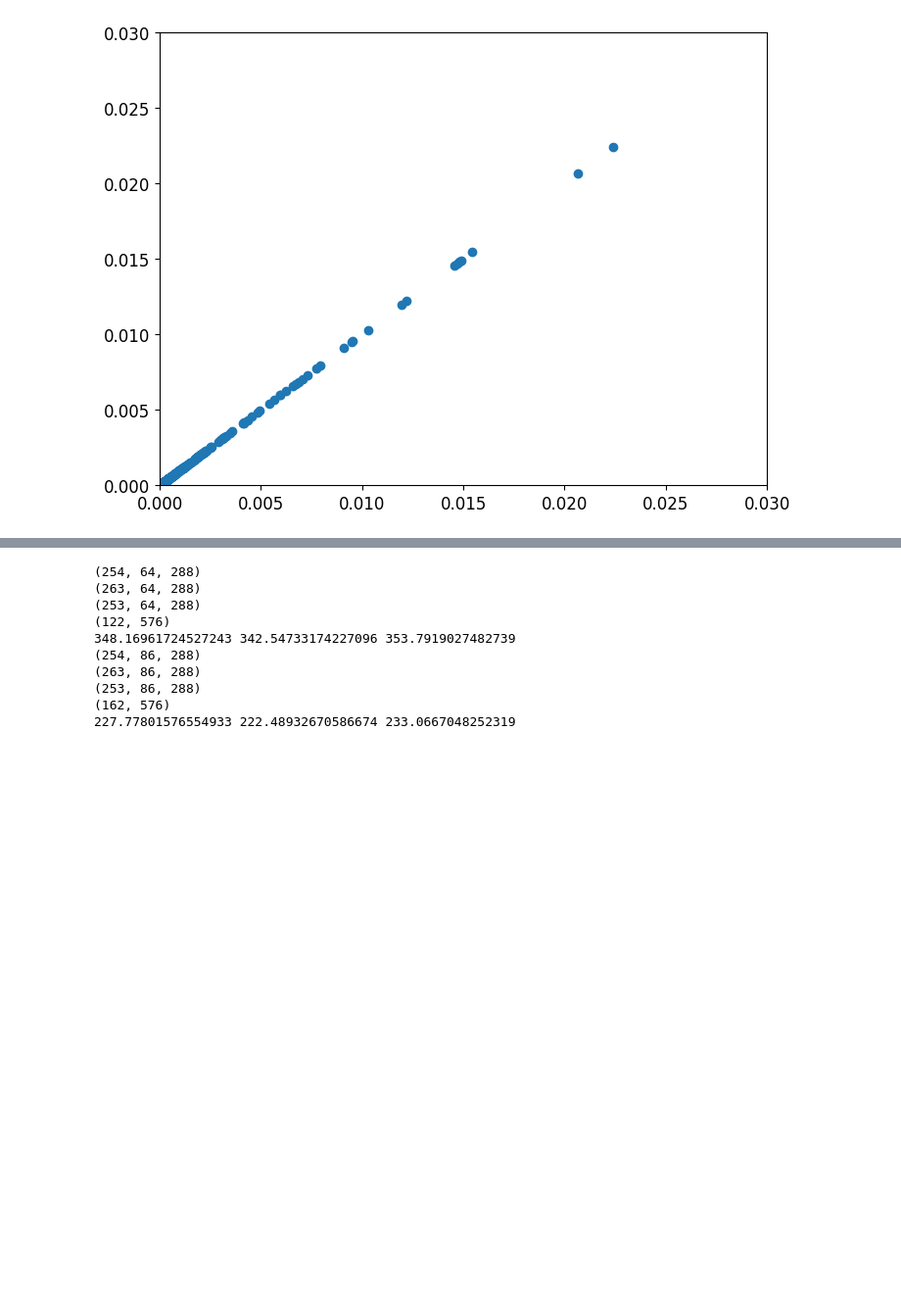
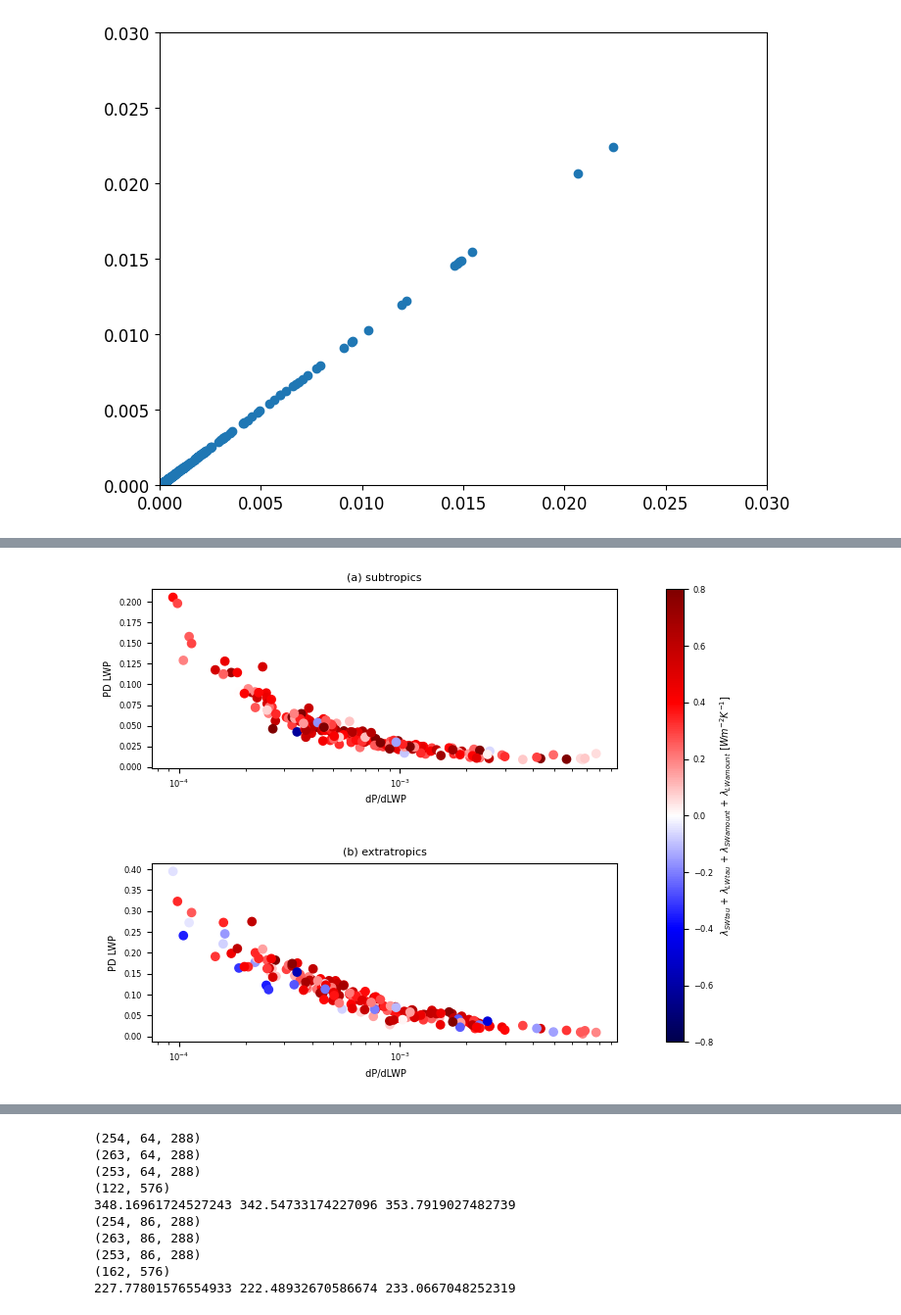
Before and after one commit to wgh-private/globalFB_precipeff, a Jupyter notebook: constrainFig.ipynb, the cells around one changed output, grey strips where cells are left out. Shown at 98% size. Cells and saved outputs as stored; diff of their text form; code cells hidden in the pictures; blank space fills up the shorter version.

```diff
--- a/constrainFig.ipynb
+++ b/constrainFig.ipynb
@@ -391,0 +606,33 @@ convergence_mask, SWD_da = SWD_da_func(convert=convert)
+# %%
+import matplotlib.gridspec as gridspec
+
+# Set figure width to 11.4 or 17.8 cm  — PNAS width
+fig = plt.figure(figsize=(17.8/2.54, 12))  # Adjust height as needed
+title_num = ['(a) ', '(b) ', '(c) ']
+# GridSpec: 3 rows, 4 columns (right 3 columns reserved for shared colorbar on top row)
+gs = gridspec.GridSpec(3, 2, width_ratios=[18, 0.7], height_ratios=[1, 1, 2], hspace=0.4, wspace=0.2)
+
+nums = [[0,0], [0,1]]
+
+# # --- Top two plots ---
+for ax_n, (min_lat, max_lat, regime) in enumerate(lat_ranges):
+    ax = fig.add_subplot(gs[ax_n, 0])
+    img = ax.scatter(PPE_prior[regime]['x_p'], PPE_prior[regime]['y_p'], c=PPE_prior[regime]['c_p'],
+                     cmap='seismic', vmin=-0.8, vmax=0.8)
+    # ax.axvline(x=obs_pe_metric, color='grey', linestyle='--')
+    # ax.axvspan(lower_pe_metric, upper_pe_metric, facecolor='grey', alpha=0.3)
+    ax.set_xlabel(' dP/dLWP', fontsize=label_fontsize)
+    ax.set_ylabel('PD LWP', fontsize=label_fontsize)
+    # ax.set_title(title_num[ax_n]+regime, fontsize=title_fontsize)
+    ax.tick_params(axis='both', labelsize=tick_fontsize)
+    # ax.set_xscale("log")
+    ax.set_title(title_num[ax_n]+regime, fontsize=title_fontsize)
+    ax.tick_params(axis='both', labelsize=tick_fontsize)
+    ax.set_xscale("log")
+# --- Shared vertical colorbar for the two plots ---
+p_cbar_ax = fig.add_subplot(gs[0:2, 1])  # Span both top rows in the fourth column
+cbar = plt.colorbar(img, cax=p_cbar_ax, orientation='vertical')
+cbar.set_label(clabel, fontsize=label_fontsize)
+cbar.ax.tick_params(labelsize=tick_fontsize)
+# %% [output]
+[figure, added]
```
Also changed, not shown: parts of 22 cells of this notebook.
